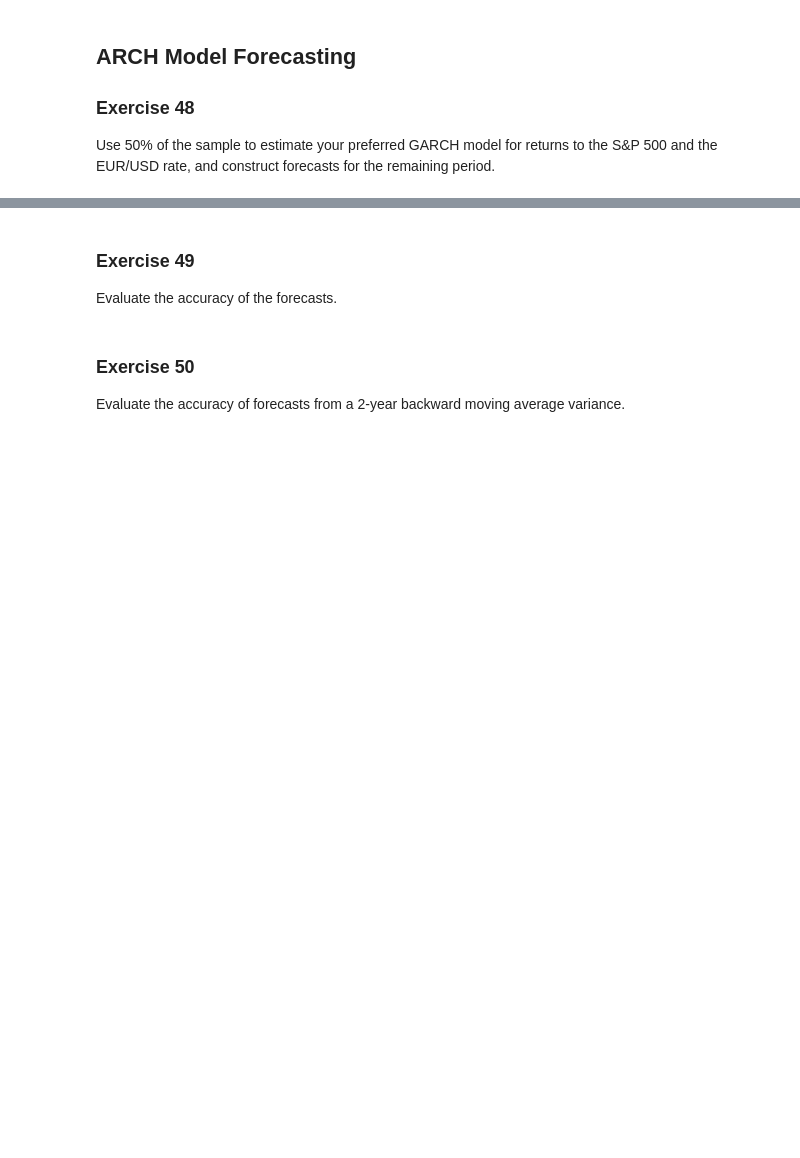
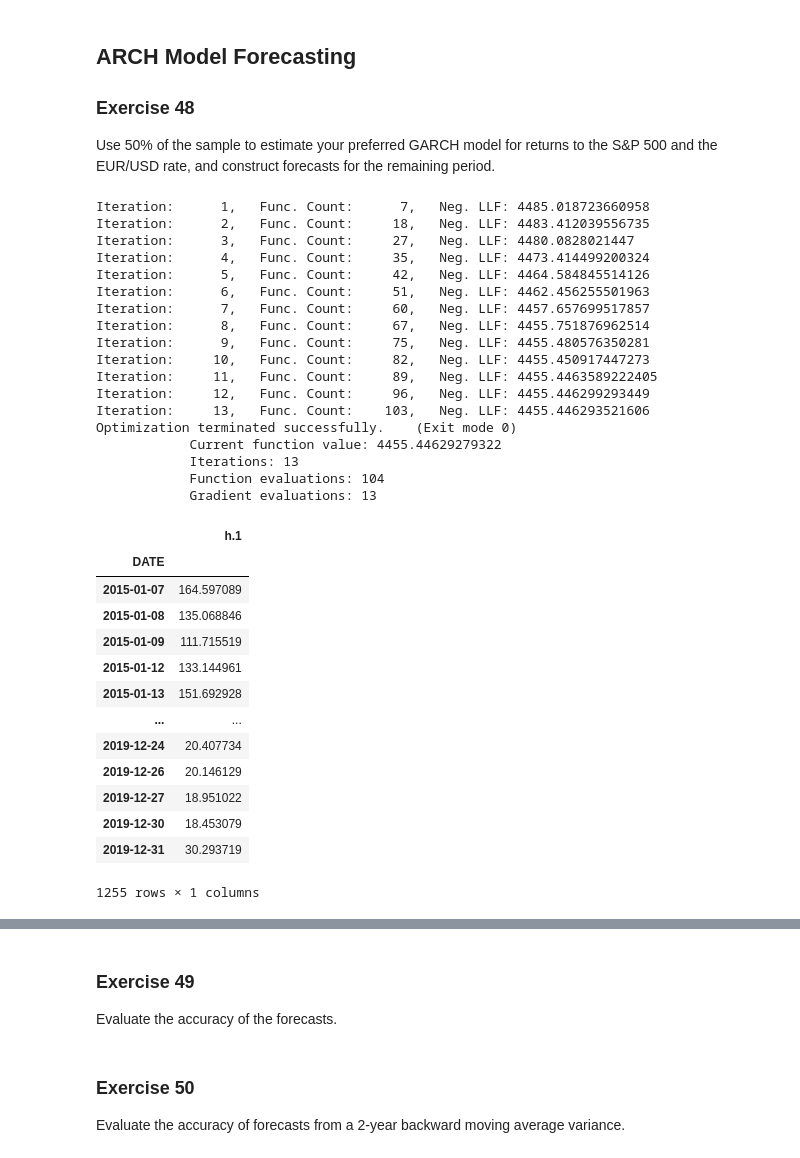
Before and after one commit to bashtage/python-introduction, a Jupyter notebook: solutions/winter/arch-model-forecasting.ipynb, the cells around one changed output, grey strips where cells are left out. Drawn from its saved outputs; the diff is of its cells as text; code cells hidden in the pictures; blank space fills up the shorter version.

```diff
--- a/solutions/winter/arch-model-forecasting.ipynb
+++ b/solutions/winter/arch-model-forecasting.ipynb
@@ -5,3 +5,61 @@
 
 Use 50% of the sample to estimate your preferred GARCH model for returns to the S&P 500 and the
 EUR/USD rate, and construct forecasts for the remaining period.
+# %%
+from arch import arch_model
+import pandas as pd
+import seaborn as sns
+from pandas.plotting import register_matplotlib_converters
+import matplotlib.pyplot as plt
+import numpy as np
+register_matplotlib_converters()
+
+sns.set_style("darkgrid")
+plt.rc("figure", figsize=(16, 6))
+plt.rc("font", size=14)
+
+sp500 = pd.read_hdf('./data/arch-data.h5','sp500')
+returns = 1000 * sp500.pct_change().dropna()
+# TARCH(1,1,1)
+mod = arch_model(returns, o=1, power=1.0)
+last = returns.index[returns.shape[0] // 2]
+res = mod.fit(last_obs=last)
+in_samp_variance = res.conditional_volatility ** 2
+in_samp_variance.dropna()
+
+forecasts = res.forecast(align="target")
+oos_variance = forecasts.variance.dropna()
+oos_variance
+# %% [output]
+Iteration:      1,   Func. Count:      7,   Neg. LLF: 4485.018723660958
+Iteration:      2,   Func. Count:     18,   Neg. LLF: 4483.412039556735
+Iteration:      3,   Func. Count:     27,   Neg. LLF: 4480.0828021447
+Iteration:      4,   Func. Count:     35,   Neg. LLF: 4473.414499200324
+Iteration:      5,   Func. Count:     42,   Neg. LLF: 4464.584845514126
+Iteration:      6,   Func. Count:     51,   Neg. LLF: 4462.456255501963
+Iteration:      7,   Func. Count:     60,   Neg. LLF: 4457.657699517857
+Iteration:      8,   Func. Count:     67,   Neg. LLF: 4455.751876962514
+Iteration:      9,   Func. Count:     75,   Neg. LLF: 4455.480576350281
+Iteration:     10,   Func. Count:     82,   Neg. LLF: 4455.450917447273
+Iteration:     11,   Func. Count:     89,   Neg. LLF: 4455.4463589222405
+Iteration:     12,   Func. Count:     96,   Neg. LLF: 4455.446299293449
+Iteration:     13,   Func. Count:    103,   Neg. LLF: 4455.446293521606
+Optimization terminated successfully.    (Exit mode 0)
+            Current function value: 4455.44629279322
+            Iterations: 13
+            Function evaluations: 104
+            Gradient evaluations: 13
+|  | h.1 |
+| DATE |  |
+| 2015-01-07 | 164.597089 |
+| 2015-01-08 | 135.068846 |
+| 2015-01-09 | 111.715519 |
+| 2015-01-12 | 133.144961 |
+| 2015-01-13 | 151.692928 |
+| ... | ... |
+| 2019-12-24 | 20.407734 |
+| 2019-12-26 | 20.146129 |
+| 2019-12-27 | 18.951022 |
+| 2019-12-30 | 18.453079 |
+| 2019-12-31 | 30.293719 |
+1255 rows × 1 columns
```
Also changed, not shown: parts of 2 cells of this notebook.
